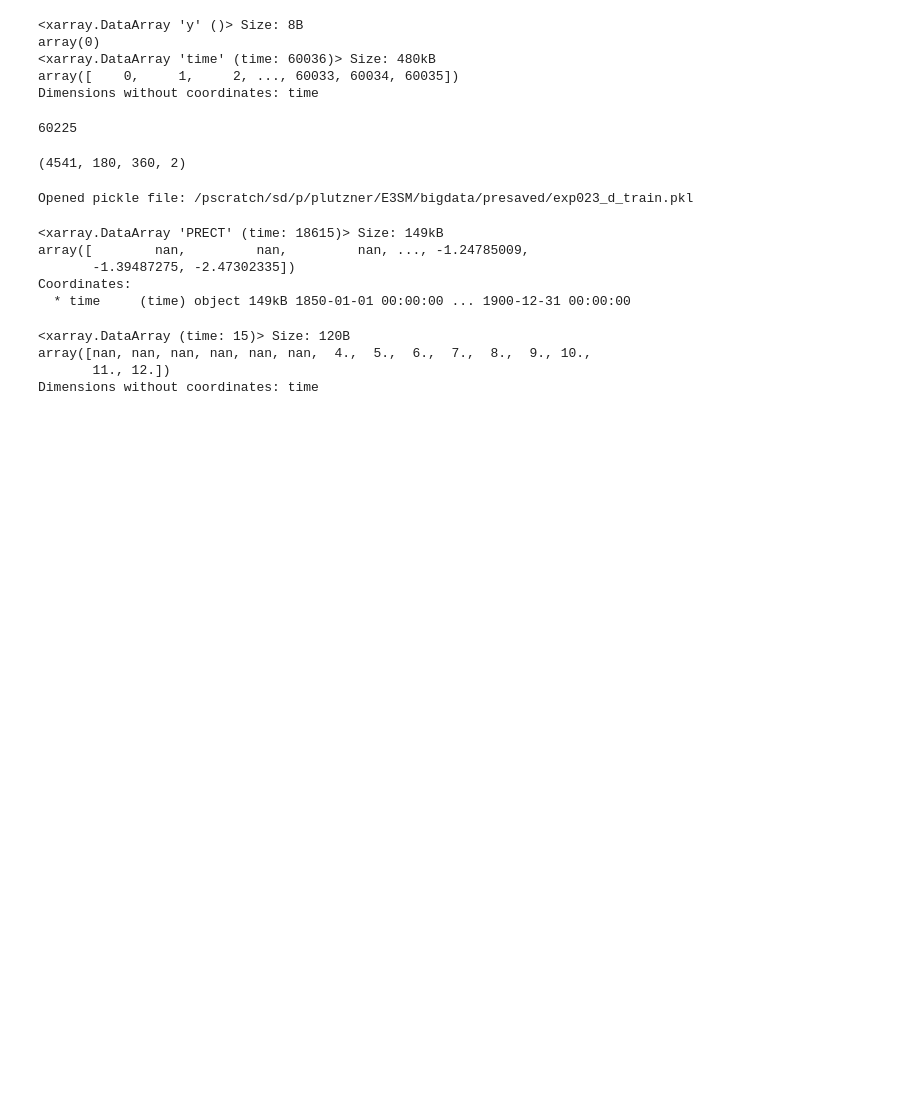
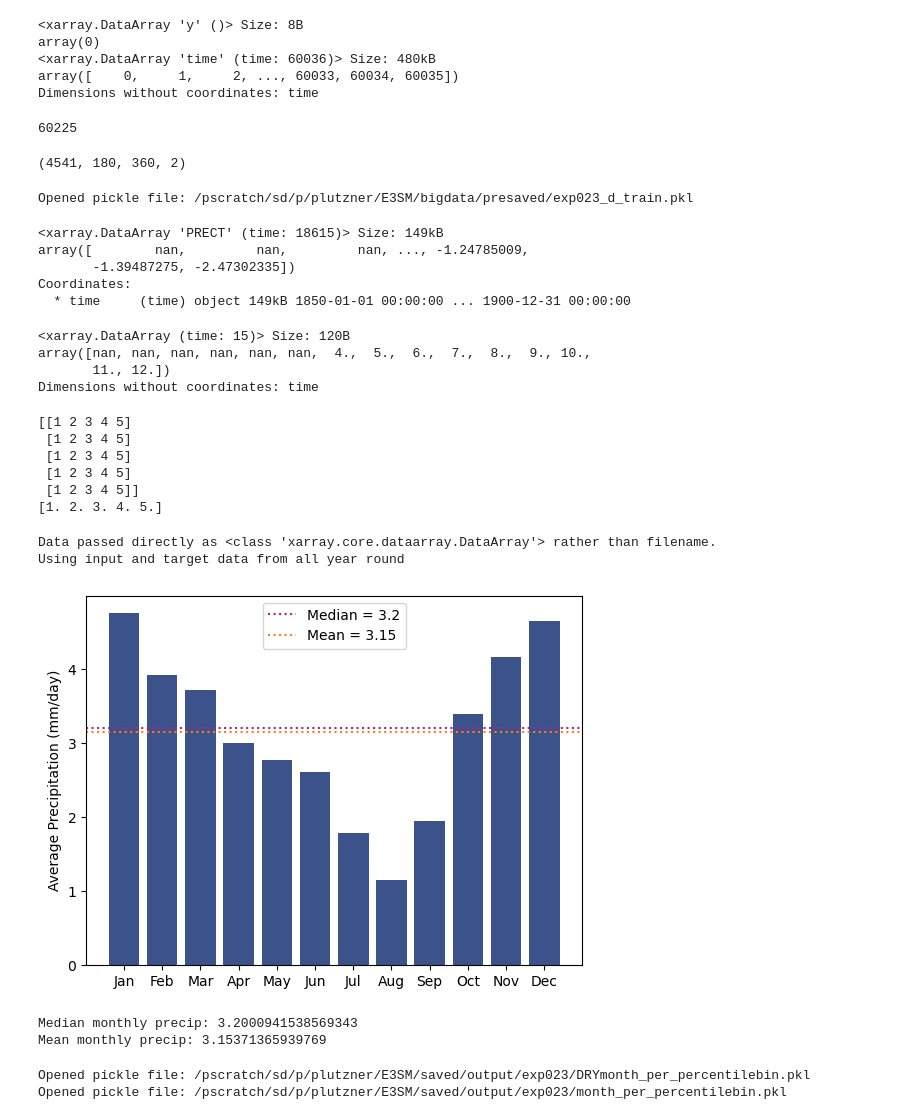
Before and after one commit to Jolan-vP/E3SM, a Jupyter notebook: playfile.ipynb, the cells around one changed output. Drawn from its saved outputs; the diff is of its cells as text; code cells hidden in the pictures; blank space fills up the shorter version.

```diff
--- a/playfile.ipynb
+++ b/playfile.ipynb
@@ -1205,4 +1206,51 @@ array([nan, nan, nan, nan, nan, nan,  4.,  5.,  6.,  7.,  8.,  9., 10.,
        11., 12.])
 Dimensions without coordinates: time
 # %%
-examp = np.array([1, 1, 1, 1, 1], [2, 2, 2, 2, 2]
+examp = np.array([[1, 1, 1, 1, 1], [2, 2, 2, 2, 2], [3, 3, 3, 3, 3], [4, 4, 4, 4, 4], [5, 5, 5, 5, 5]]).T
+print(examp)
+print(np.mean(examp, axis = 0))
+# %% [output]
+[[1 2 3 4 5]
+ [1 2 3 4 5]
+ [1 2 3 4 5]
+ [1 2 3 4 5]
+ [1 2 3 4 5]]
+[1. 2. 3. 4. 5.]
+# %%
+config = utils.get_config("exp025")
+
+nc_file = xr.open_dataset('/pscratch/sd/p/plutzner/E3SM/bigdata/input_vars.v2.LR.historical_0201.eam.h1.1850-2014.nc')
+prect_global = nc_file.PRECT.sel(time = slice(str(config["databuilder"]["input_years"][0]) + '-01-01', str(config["databuilder"]["input_years"][1])))
+
+min_lat, max_lat = config["databuilder"]["target_region"][:2]
+min_lon, max_lon = config["databuilder"]["target_region"][2:]
+
+if isinstance(prect_global, xr.DataArray):
+    mask_lon = (prect_global.lon >= min_lon) & (prect_global.lon <= max_lon)
+    mask_lat = (prect_global.lat >= min_lat) & (prect_global.lat <= max_lat)
+    prect_regional = prect_global.where(mask_lon & mask_lat, drop=True)
+
+# average around seattle region
+prect_regional = prect_regional.mean(dim=['lat', 'lon'])
+
+target_raw = universaldataloader(prect_regional, config, target_only = True, repackage = False)
+
+target_raw = target_raw * 86400 * 1000  # Convert to mm/day
+# %% [output]
+Data passed directly as <class 'xarray.core.dataarray.DataArray'> rather than filename.
+Using input and target data from all year round
+# %%
+from analysis.calc_climatology import precip_regime
+
+precip_regime(target_raw)
+# %% [output]
+[figure, added]
+Median monthly precip: 3.2000941538569343
+Mean monthly precip: 3.15371365939769
+# %%
+drymonths_percentiles = open_data_file('/pscratch/sd/p/plutzner/E3SM/saved/output/exp023/DRYmonth_per_percentilebin.pkl')
+
+months_percentiles = open_data_file('/pscratch/sd/p/plutzner/E3SM/saved/output/exp023/month_per_percentilebin.pkl')
+# %% [output]
+Opened pickle file: /pscratch/sd/p/plutzner/E3SM/saved/output/exp023/DRYmonth_per_percentilebin.pkl
+Opened pickle file: /pscratch/sd/p/plutzner/E3SM/saved/output/exp023/month_per_percentilebin.pkl
```
Also changed, not shown: parts of 1 cell of this notebook, 6 other files.
